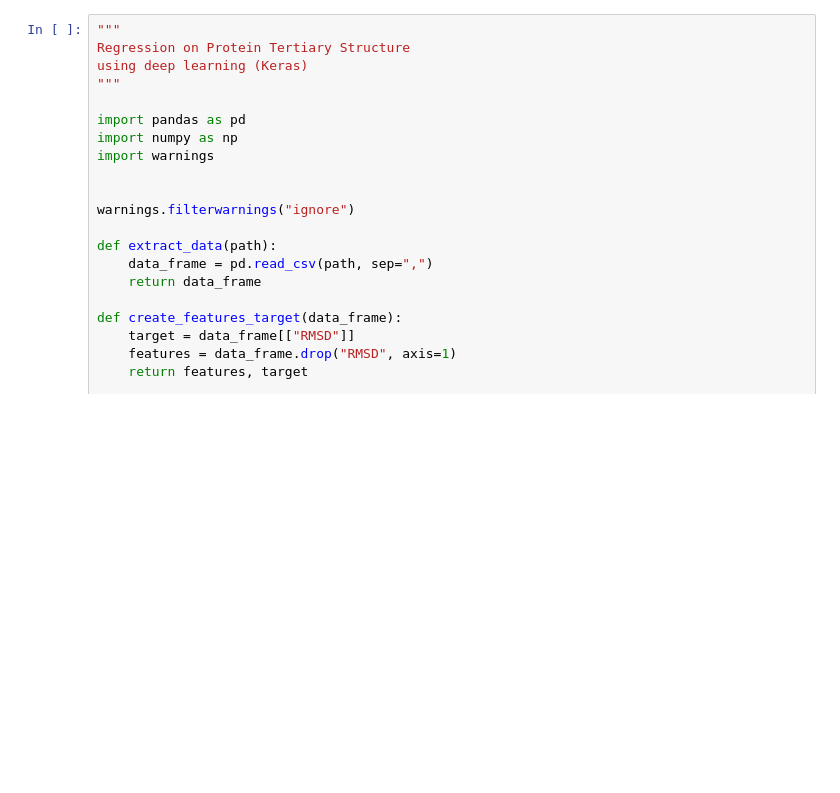
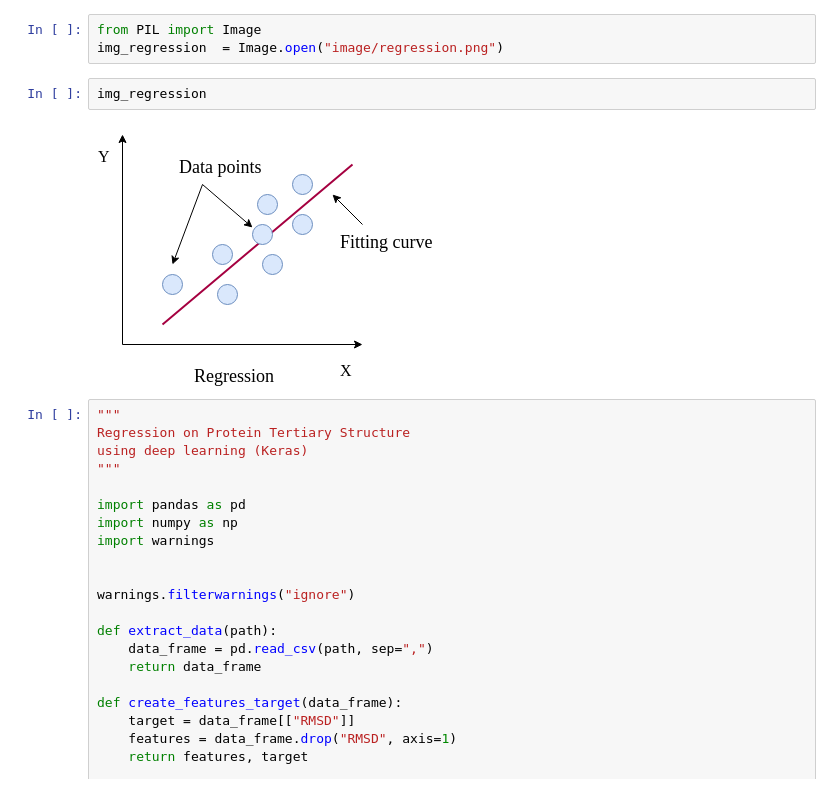
Before and after one commit to anuprulez/machine_learning_101, a Jupyter notebook: regression_deep_learning.ipynb, the cells around one changed output. Cells and saved outputs as stored; diff of their text form; blank space fills up the shorter version.

```diff
--- a/classification_deep_learning.ipynb
+++ b/regression_deep_learning.ipynb
@@ -1,3 +1,10 @@
+# %%
+from PIL import Image
+img_regression  = Image.open("image/regression.png")
+# %%
+img_regression
+# %% [output]
+[figure, added]
 # %%
 """
 Regression on Protein Tertiary Structure
```
Also changed, not shown: 3 other files.
